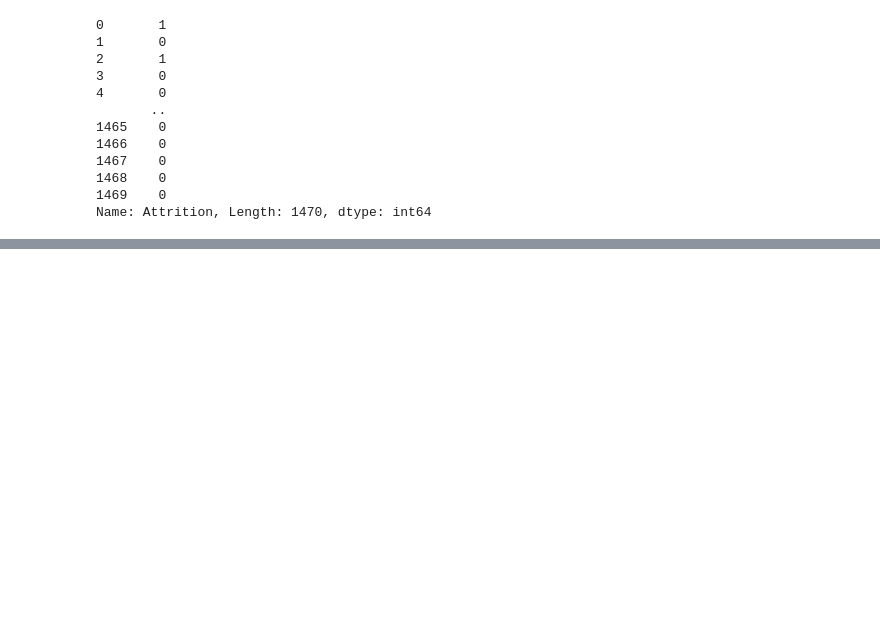
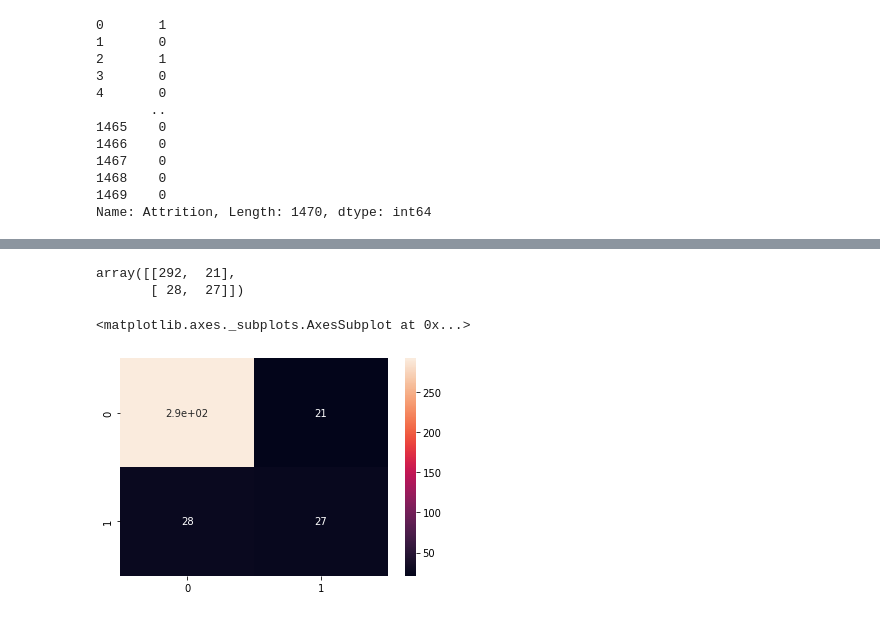
Before and after one commit to gildembergleite/analise-de-insatisfacao-de-funcionarios, a Jupyter notebook: Análise_de_desgaste_de_funcionários_em_empresas.ipynb, the cells around one changed output, grey strips where cells are left out. Cells and saved outputs as stored; diff of their text form; code cells hidden in the pictures; blank space fills up the shorter version.

```diff
--- a/Análise_de_desgaste_de_funcionários_em_empresas.ipynb
+++ b/Análise_de_desgaste_de_funcionários_em_empresas.ipynb
@@ -549,0 +590,2 @@ X_test.shape, Y_test
+# %%
+rede_neural.fit(X_train, Y_train, epochs=100)
@@ -549,0 +611,3 @@ X_test.shape, Y_test
+# %%
+Y_pred = rede_neural.predict(X_test)
+Y_pred
@@ -549,0 +632,3 @@ X_test.shape, Y_test
+# %%
+Y_pred = (Y_pred >= 0.5)
+Y_pred
@@ -549,0 +653,12 @@ X_test.shape, Y_test
+# %%
+from sklearn.metrics import confusion_matrix
+cm = confusion_matrix(Y_test, Y_pred)
+cm
+# %% [output]
+array([[292,  21],
+       [ 28,  27]])
+# %%
+sns.heatmap(cm, annot=True)
+# %% [output]
+<matplotlib.axes._subplots.AxesSubplot at 0x...>
+[figure, added]
```
Also changed, not shown: parts of 12 cells of this notebook.
